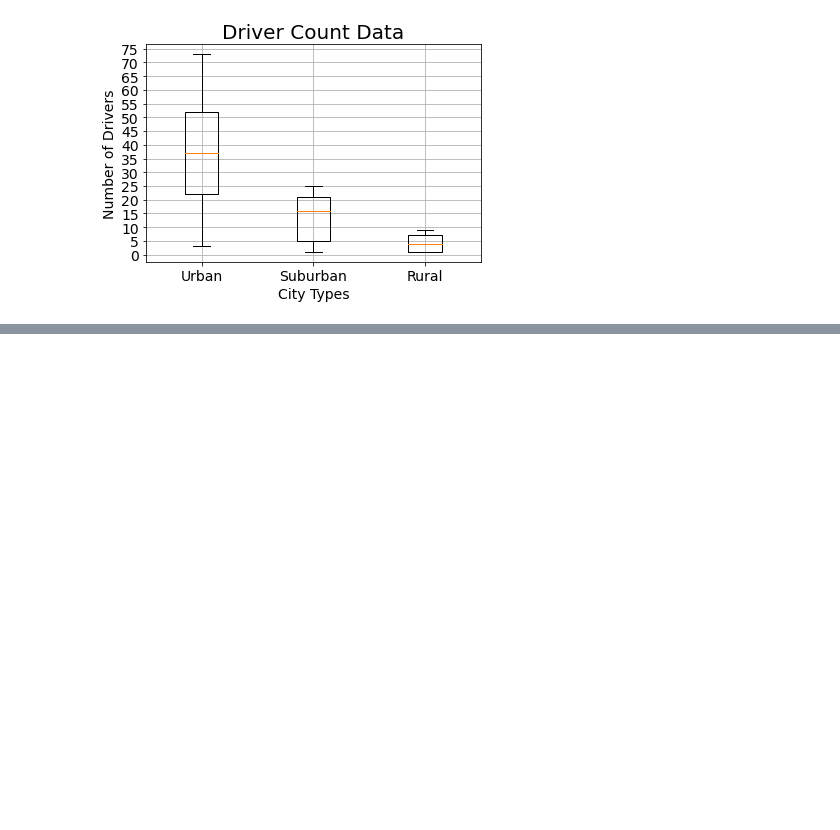
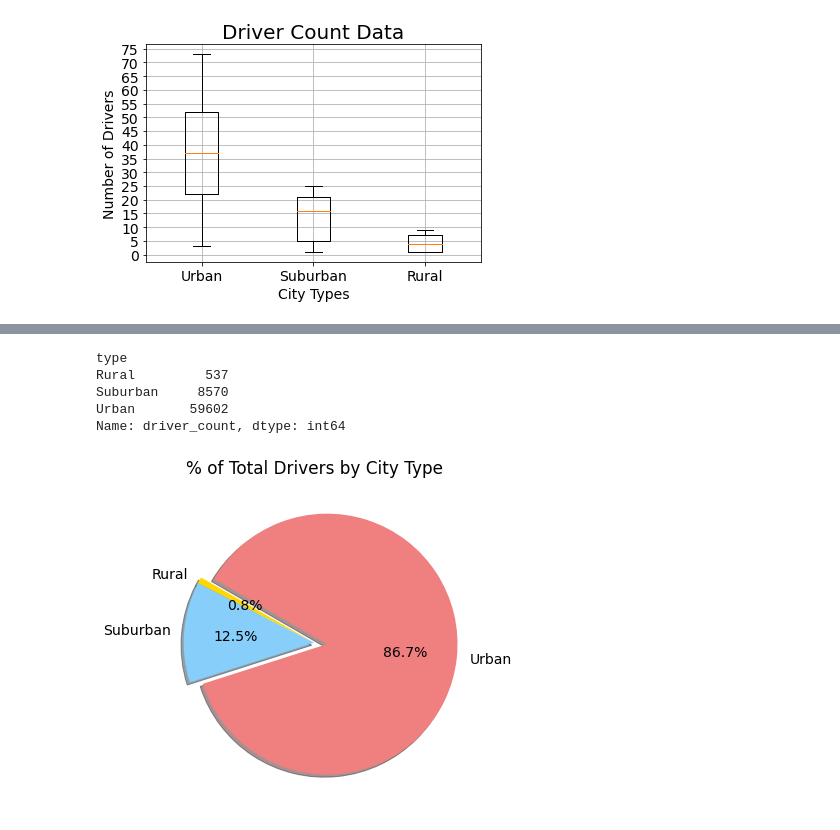
Before and after one commit to juliomeza/PyBer_Analysis, a Jupyter notebook: PyBer.ipynb, the cells around one changed output, grey strips where cells are left out. Cells and saved outputs as stored; diff of their text form; code cells hidden in the pictures; blank space fills up the shorter version.

```diff
--- a/PyBer.ipynb
+++ b/PyBer.ipynb
@@ -728,0 +740,25 @@ plt.show()
+# %%
+total_drivers_city_type = pyber_data_df.groupby(['type']).sum()['driver_count']
+total_drivers_city_type
+# %% [output]
+type
+Rural         537
+Suburban     8570
+Urban       59602
+Name: driver_count, dtype: int64
+# %%
+colors = ["gold", "lightskyblue", "lightcoral"]
+labels = ['Rural', 'Suburban', 'Urban']
+explode = [0, 0, 0.1]
+
+plt.subplots(figsize=(10,6))
+plt.pie(total_drivers_city_type, labels=labels,
+    colors=colors, shadow=True, autopct=('%.1f%%'),
+    explode=explode, startangle=150)
+plt.title('% of Total Drivers by City Type')
+mpl.rcParams['font.size'] = 14
+
+plt.savefig('analysis/Fig7.png')
+plt.show()
+# %% [output]
+[figure, added]
```
Also changed, not shown: parts of 20 cells of this notebook, 1 other file.
